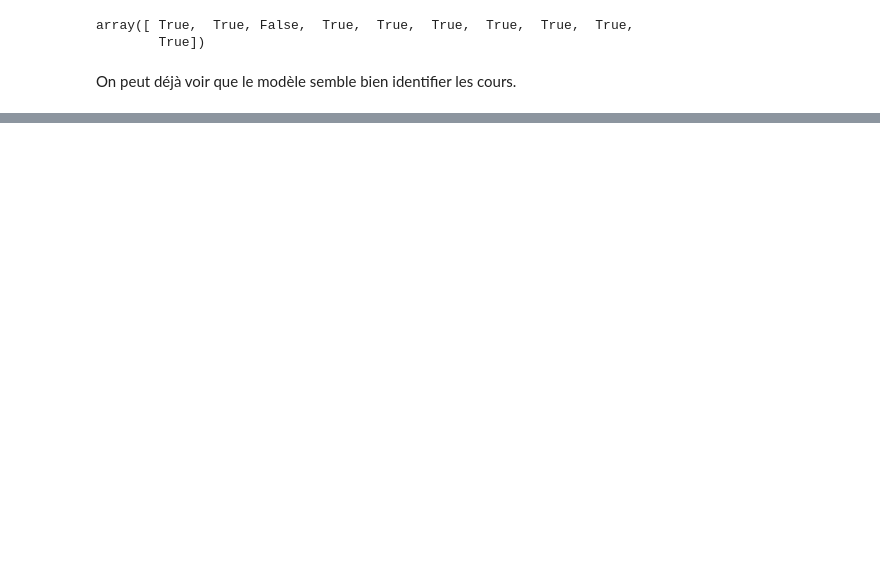
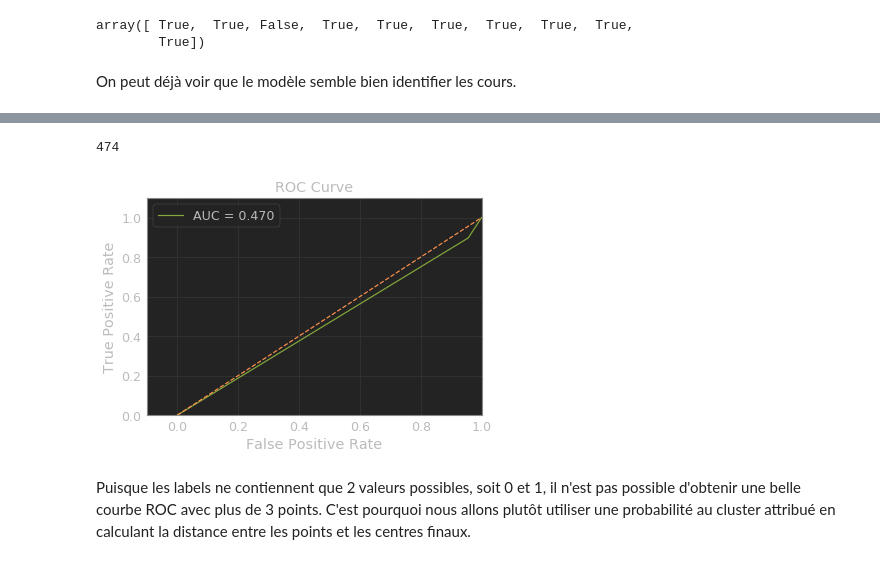
Before and after one commit to FabriceCh/log6308, a Jupyter notebook: tp3/tp3.ipynb, the cells around one changed output, grey strips where cells are left out. Drawn from its saved outputs; the diff is of its cells as text; code cells hidden in the pictures; blank space fills up the shorter version.

```diff
--- a/tp3/tp3.ipynb
+++ b/tp3/tp3.ipynb
@@ -326,0 +343,17 @@ from sklearn.model_selection import StratifiedKFold
+# %%
+from sklearn.cluster import KMeans
+# deterministic
+kmeans = KMeans(n_clusters=2, random_state=0).fit(X_data)
+#kmeans = KMeans(n_clusters=2).fit(X_data)
+labels = kmeans.labels_
+sum(labels)
+# %% [output]
+474
+# %%
+false_positive_rate, true_positive_rate, threshold = roc_curve(y_data, labels)
+roc_auc = auc(false_positive_rate, true_positive_rate)
+plot_ROC_AUC(false_positive_rate, true_positive_rate, roc_auc)
+# %% [output]
+[figure, added]
+# %% [markdown]
+Puisque les labels ne contiennent que 2 valeurs possibles, soit 0 et 1, il n'est pas possible d'obtenir une belle courbe ROC avec plus de 3 points. C'est pourquoi nous allons plutôt utiliser une probabilité au cluster attribué en calculant la distance entre les points et les centres finaux.
```
Also changed, not shown: parts of 48 cells of this notebook.
